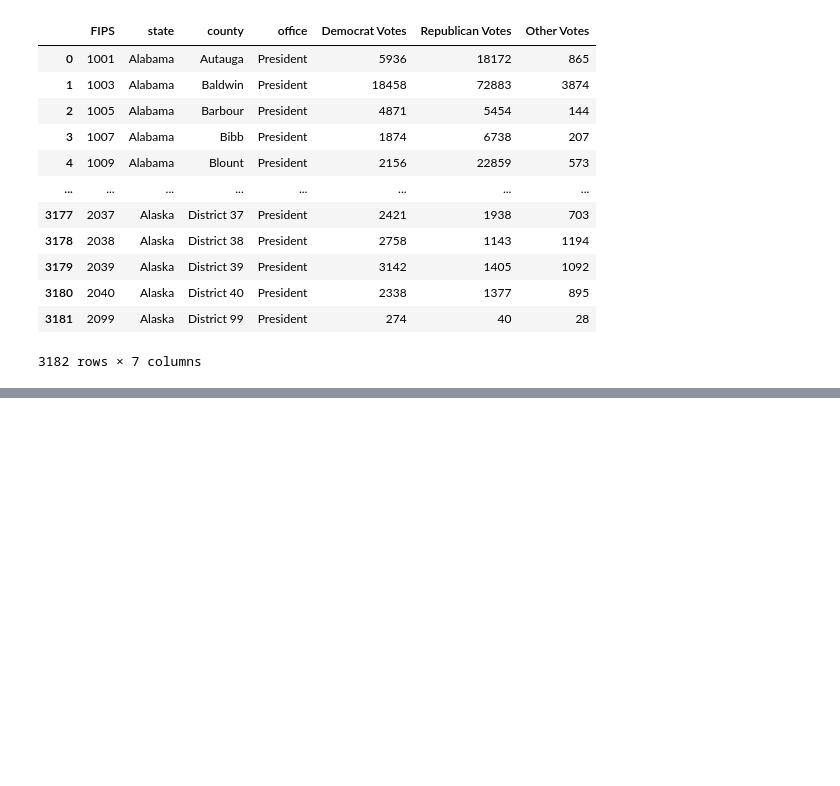
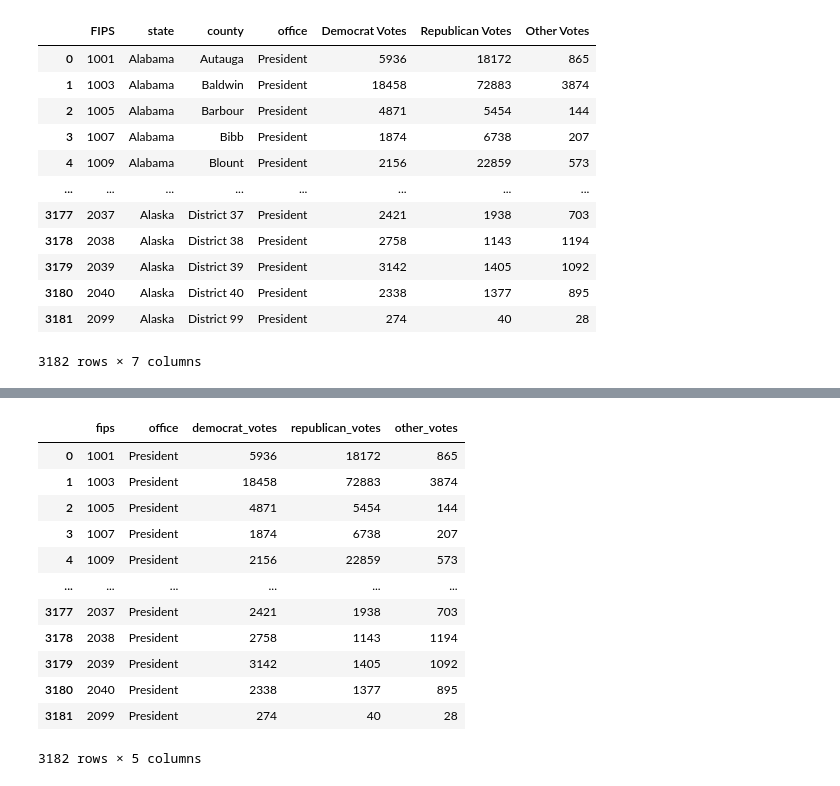
Before and after one commit to lewisaaronpaul/ETL_Proposal_Team_ETL_06, a Jupyter notebook: ETL Project - Neil.ipynb, the cells around one changed output, grey strips where cells are left out. Drawn from its saved outputs; the diff is of its cells as text; code cells hidden in the pictures; blank space fills up the shorter version.

```diff
--- a/ETL Project - Neil.ipynb
+++ b/ETL Project - Neil.ipynb
@@ -419,0 +473,22 @@ all_parties_cleaned2
+# %%
+## voter table
+
+all_parties_cleaned3 = all_parties_cleaned2[['FIPS','office','Democrat Votes','Republican Votes','Other Votes']]
+
+county_voters = all_parties_cleaned3.rename(columns={'FIPS':'fips','Democrat Votes':'democrat_votes','Republican Votes':'republican_votes','Other Votes':'other_votes'})
+
+county_voters
+# %% [output]
+|  | fips | office | democrat_votes | republican_votes | other_votes |
+| 0 | 1001 | President | 5936 | 18172 | 865 |
+| 1 | 1003 | President | 18458 | 72883 | 3874 |
+| 2 | 1005 | President | 4871 | 5454 | 144 |
+| 3 | 1007 | President | 1874 | 6738 | 207 |
+| 4 | 1009 | President | 2156 | 22859 | 573 |
+| ... | ... | ... | ... | ... | ... |
+| 3177 | 2037 | President | 2421 | 1938 | 703 |
+| 3178 | 2038 | President | 2758 | 1143 | 1194 |
+| 3179 | 2039 | President | 3142 | 1405 | 1092 |
+| 3180 | 2040 | President | 2338 | 1377 | 895 |
+| 3181 | 2099 | President | 274 | 40 | 28 |
+3182 rows × 5 columns
```
Also changed, not shown: parts of 20 cells of this notebook, 4 other files.
